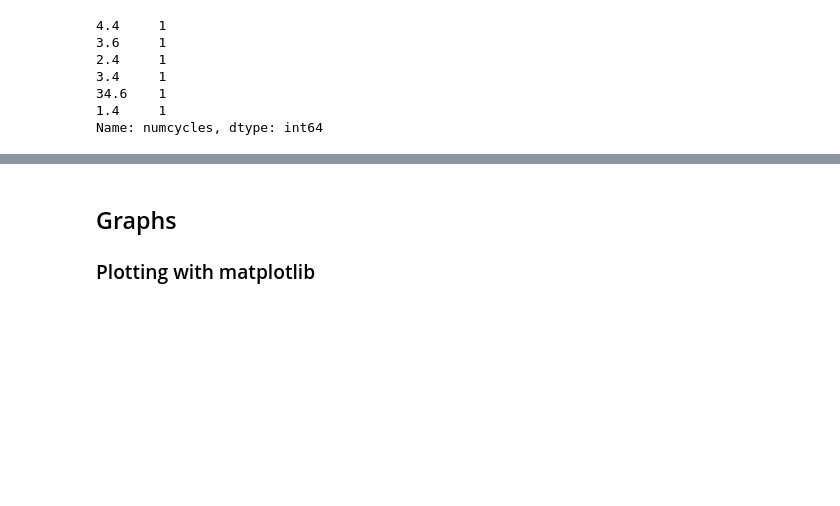
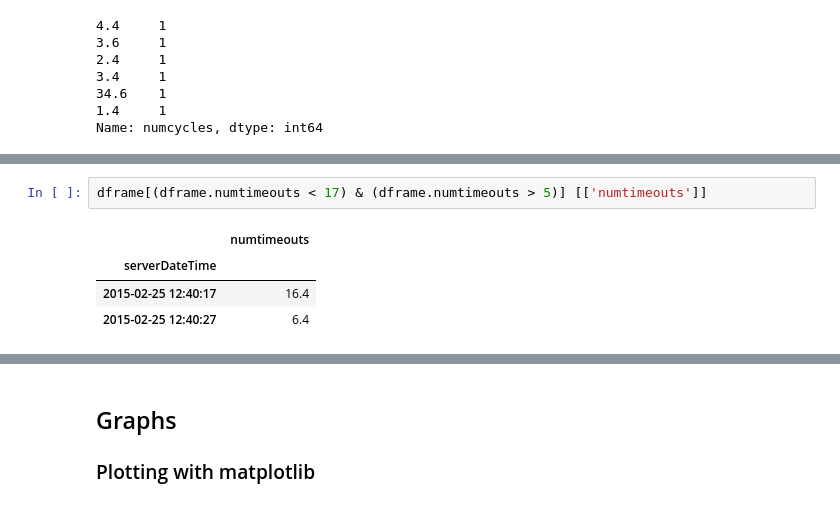
Before and after one commit to inafev/anacondalearning, a Jupyter notebook: Data_mining_with_Anaconda_proof_of_concept.ipynb, the cells around one changed output, grey strips where cells are left out. Drawn from its saved outputs; the diff is of its cells as text; blank space fills up the shorter version.

```diff
--- a/Data_mining_with_Anaconda_proof_of_concept.ipynb
+++ b/Data_mining_with_Anaconda_proof_of_concept.ipynb
@@ -413,0 +431,7 @@ Name: numcycles, dtype: int64
+# %%
+dframe[(dframe.numtimeouts < 17) & (dframe.numtimeouts > 5)] [['numtimeouts']]
+# %% [output]
+|  | numtimeouts |
+| serverDateTime |  |
+| 2015-02-25 12:40:17 | 16.4 |
+| 2015-02-25 12:40:27 | 6.4 |
```
Also changed, not shown: parts of 20 cells of this notebook.
